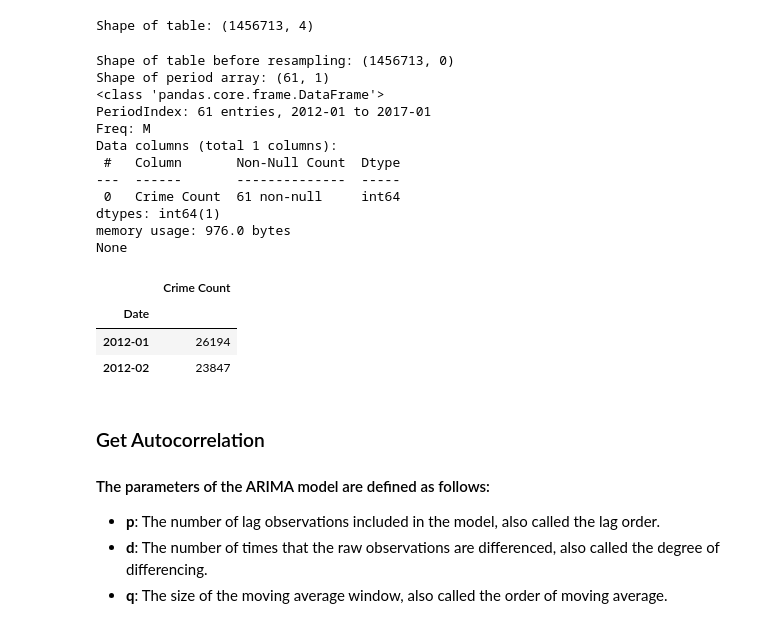
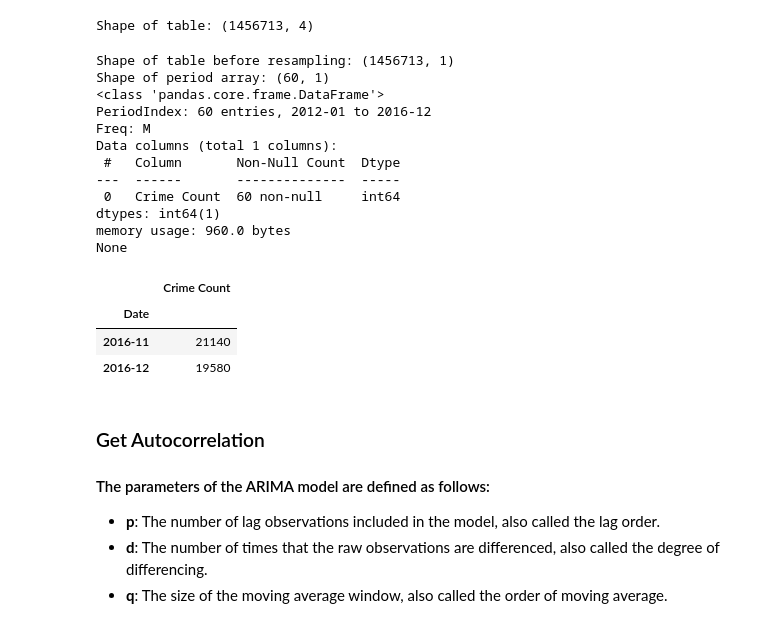
Before and after one commit to anto8460/chicago_project, a Jupyter notebook: chicago_project/timeseries_analysis_and_forecasting.ipynb, the cells around one changed output. Cells and saved outputs as stored; diff of their text form; code cells hidden in the pictures.

```diff
--- a/chicago_project/timeseries_analysis_and_forecasting.ipynb
+++ b/chicago_project/timeseries_analysis_and_forecasting.ipynb
@@ -215,29 +215,30 @@ Shape of table: (1456713, 4)
 # %%
 # Create period table, with one column for crime count
 print(f'Shape of table before resampling: {police_data.shape}')
 
 police_data['Crime Count'] = ""
-series = police_data.resample(rule='1m', kind='period').count()
+# table with monthly period, skip 2017 data cause they are too little
+series = police_data.loc[:'2016/12'].resample(rule='1m', kind='period').count()
 print(f'Shape of period array: {series.shape}')
 print(series.info())
-series.head(2)
+series.tail(2)
 # %% [output]
-Shape of table before resampling: (1456713, 0)
-Shape of period array: (61, 1)
+Shape of table before resampling: (1456713, 1)
+Shape of period array: (60, 1)
 <class 'pandas.core.frame.DataFrame'>
-PeriodIndex: 61 entries, 2012-01 to 2017-01
+PeriodIndex: 60 entries, 2012-01 to 2016-12
 Freq: M
 Data columns (total 1 columns):
  #   Column       Non-Null Count  Dtype
 ---  ------       --------------  -----
- 0   Crime Count  61 non-null     int64
+ 0   Crime Count  60 non-null     int64
 dtypes: int64(1)
-memory usage: 976.0 bytes
+memory usage: 960.0 bytes
 None
 |  | Crime Count |
 | Date |  |
-| 2012-01 | 26194 |
-| 2012-02 | 23847 |
+| 2016-11 | 21140 |
+| 2016-12 | 19580 |
 # %% [markdown]
 ### Get Autocorrelation
 
```
Also changed, not shown: parts of 12 cells of this notebook.
